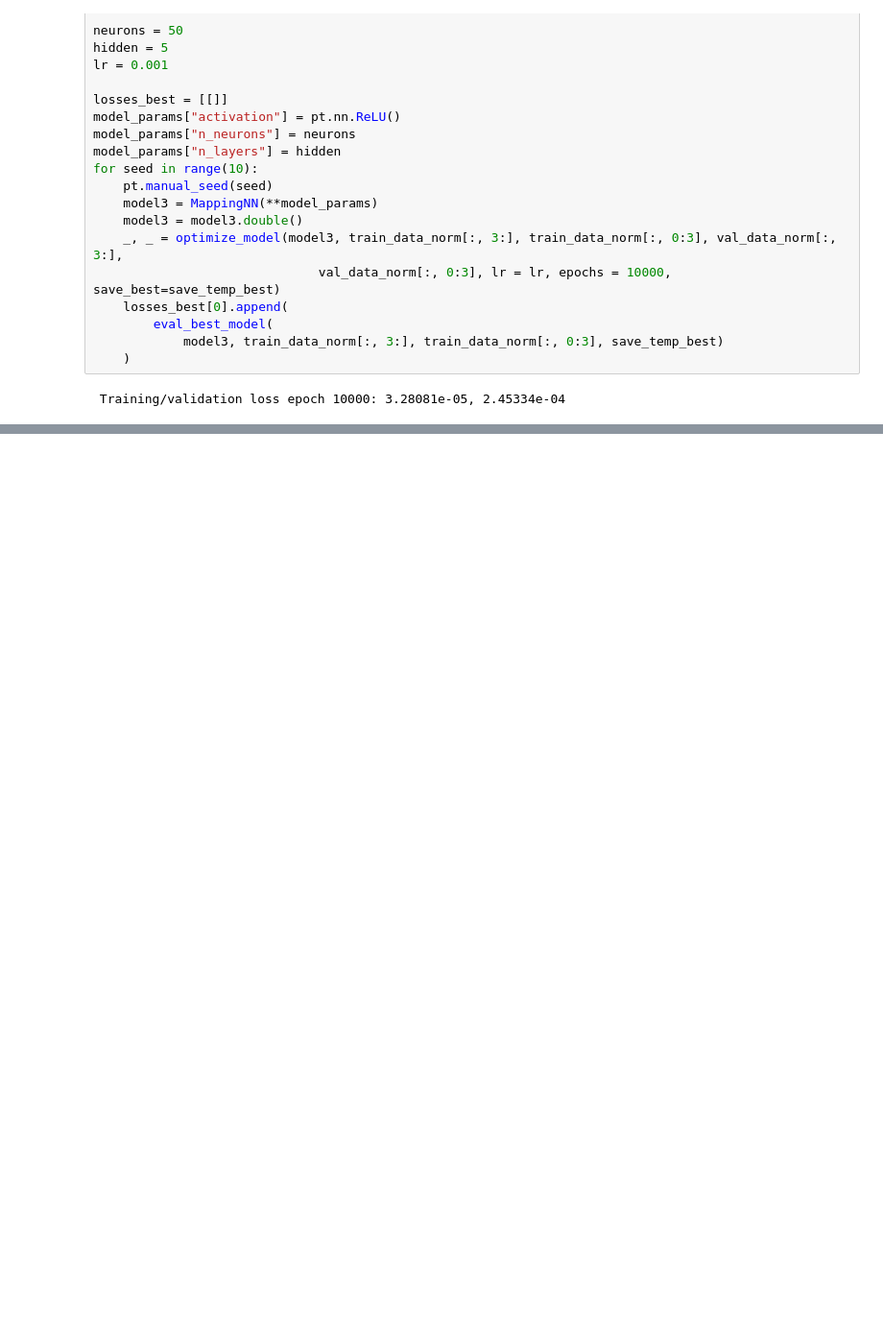
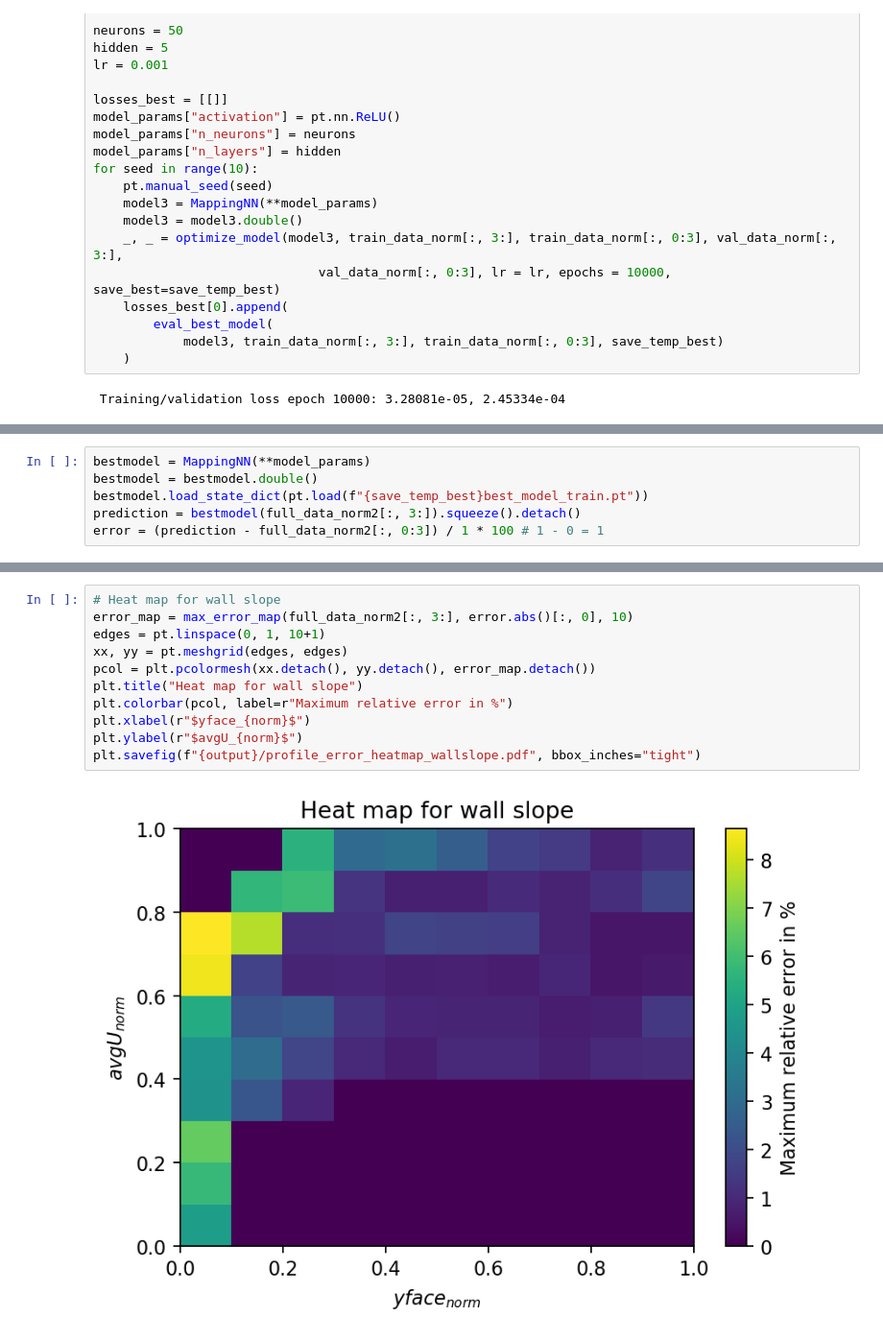
Before and after one commit to JihooKang-KOR/Data_driven_wall_modeling, a Jupyter notebook: notebooks/Mapping_1DChannel.ipynb, the cells around one changed output, grey strips where cells are left out. Shown at 96% size. Cells and saved outputs as stored; diff of their text form; blank space fills up the shorter version.

Commit message:
Revise plots for the old version of the best model

```diff
--- a/notebooks/Mapping_1DChannel.ipynb
+++ b/notebooks/Mapping_1DChannel.ipynb
@@ -956,0 +867,6 @@ plt.savefig(f"{output}/profile_error_heatmap_Uxface.svg", bbox_inches="tight")
+# %%
+bestmodel = MappingNN(**model_params)
+bestmodel = bestmodel.double()
+bestmodel.load_state_dict(pt.load(f"{save_temp_best}best_model_train.pt"))
+prediction = bestmodel(full_data_norm2[:, 3:]).squeeze().detach()
+error = (prediction - full_data_norm2[:, 0:3]) / 1 * 100 # 1 - 0 = 1
@@ -956,0 +918,13 @@ plt.savefig(f"{output}/profile_error_heatmap_Uxface.svg", bbox_inches="tight")
+# %%
+# Heat map for wall slope
+error_map = max_error_map(full_data_norm2[:, 3:], error.abs()[:, 0], 10)
+edges = pt.linspace(0, 1, 10+1)
+xx, yy = pt.meshgrid(edges, edges)
+pcol = plt.pcolormesh(xx.detach(), yy.detach(), error_map.detach())
+plt.title("Heat map for wall slope")
+plt.colorbar(pcol, label=r"Maximum relative error in %")
+plt.xlabel(r"$yface_{norm}$")
+plt.ylabel(r"$avgU_{norm}$")
+plt.savefig(f"{output}/profile_error_heatmap_wallslope.pdf", bbox_inches="tight")
+# %% [output]
+[figure, added]
```
Also changed, not shown: parts of 12 cells of this notebook.
